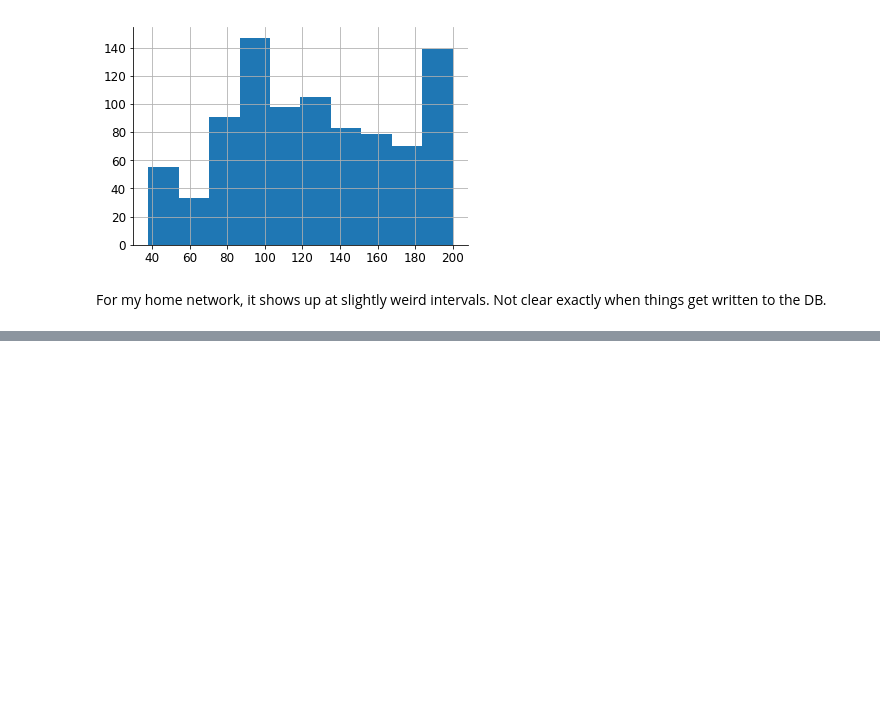
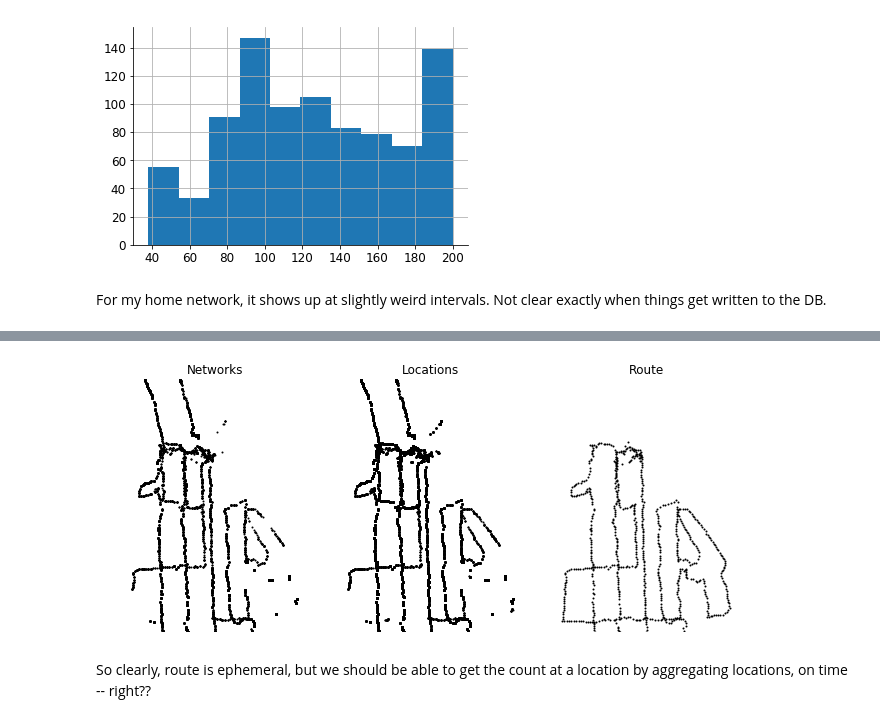
Before and after one commit to JamesSaxon/neighborhood_broadband, a Jupyter notebook: wigle.ipynb, the cells around one changed output, grey strips where cells are left out. Cells and saved outputs as stored; diff of their text form; code cells hidden in the pictures; blank space fills up the shorter version.

```diff
--- a/wigle.ipynb
+++ b/wigle.ipynb
@@ -47,6 +54,8 @@ CREATE TABLE route ( _id integer primary key autoincrement,run_id integer not nu
 OK, so we have to go to source to understand a few of these, but:
 * [Network types](https://github.com/wiglenet/wigle-wifi-wardriving/blob/master/wiglewifiwardriving/src/main/java/net/wigle/wigleandroid/model/NetworkType.java): {"W" : "Wifi" , "B" : "Bluetooth", "E" : "BLE", "G" : "GSM", "C" : "CDMA", "L" : "LTE", "D" : "WCDM", "N" : "NFC"}
 # %%
+con   = sqlite3.connect("wiglewifi.sqlite")
+
 net_sql = """
 SELECT
   bssid, ssid, frequency AS freq, bestlevel AS level, bestlat AS lat, bestlon AS lon, type
@@ -54,7 +63,9 @@ FROM network WHERE type = 'W';
 """
 
 loc_sql = """
-SELECT bssid, level, lat, lon, accuracy AS acc, time FROM location;
+SELECT bssid, level, lat, lon, accuracy AS acc, time
+FROM location
+WHERE time > 0;
 """
 
 route_sql = """
@@ -69,7 +80,8 @@ loc   = pd.read_sql(loc_sql, con)
 route = pd.read_sql(route_sql, con)
 
 for df in [loc, route]:
-    df.time = pd.to_datetime(df.time, unit='ms', origin='unix')
+    df.time = pd.to_datetime(df.time, unit='ms', origin='unix')\
+                .dt.tz_localize('utc').dt.tz_convert(pytz.timezone('US/Central'))
 
 net   = gpd.GeoDataFrame(data = net,   crs = from_epsg(3528), geometry = \
                          gpd.GeoSeries([Point(xy) for xy in net[["lon", "lat"]].values],
@@ -119,0 +161,18 @@ loc.query("bssid == 'c0:a0:0d:cb:8c:5b'")
+# %%
+fig, ax = plt.subplots(1, 3, figsize = (9, 9),
+                       subplot_kw = {"aspect" : 1})
+
+bbox = {"xmin" : 362000, "xmax" : 362600, "ymin" : 569600, "ymax" : 570300}
+
+for i, df, label in zip([0, 1, 2], [net, loc, route],
+                        ["Networks", "Locations", "Route"]):
+    df.plot(ax = ax[i], markersize = 1, color = "k")
+
+    ax[i].set_title(label)
+    ax[i].set_xlim(bbox["xmin"], bbox["xmax"])
+    ax[i].set_ylim(bbox["ymin"], bbox["ymax"])
+    map_format(ax[i])
+# %% [output]
+[figure, added]
+# %% [markdown]
+So clearly, route is ephemeral, but we should be able to get the count at a location by aggregating locations, on time -- right??
```
Also changed, not shown: parts of 15 cells of this notebook.
